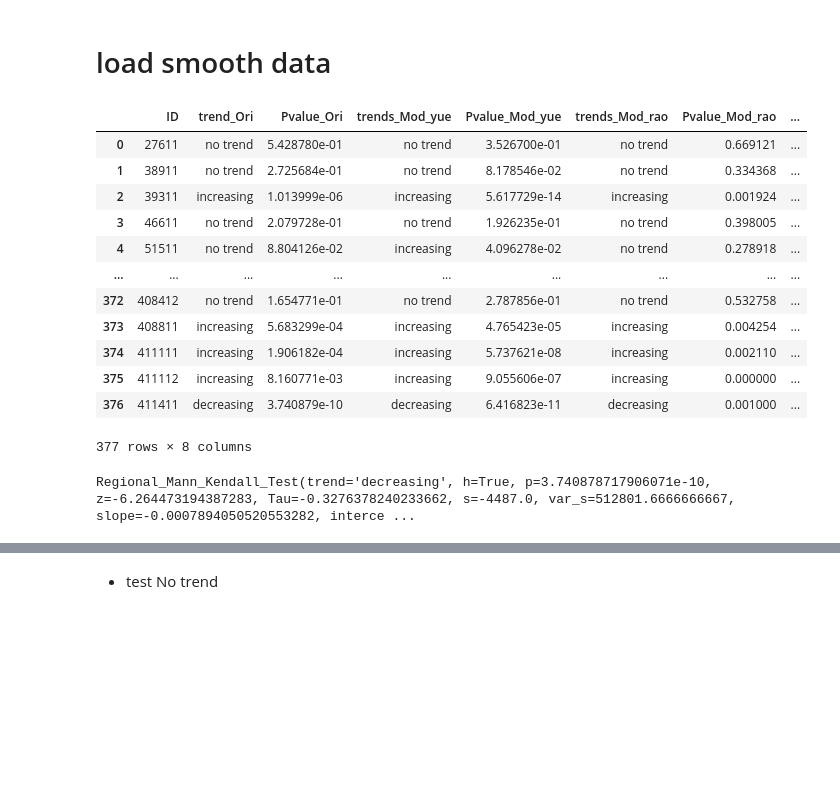
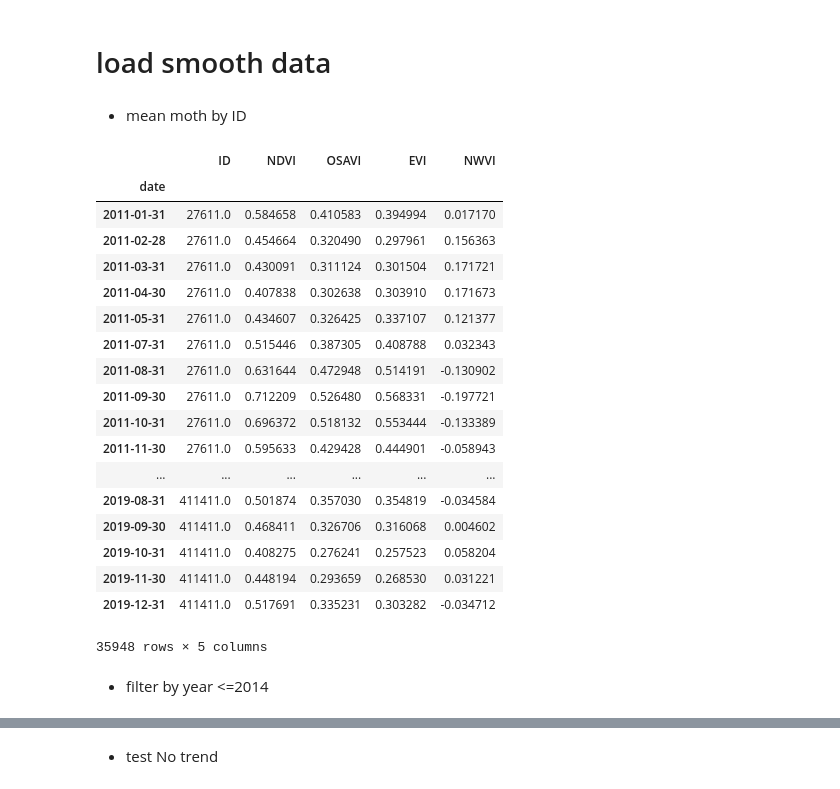
Before and after one commit to frandak2/IDB-project-with-RS, a Jupyter notebook: notebooks/05-Mann-Kendall_test.ipynb, the cells around one changed output, grey strips where cells are left out. Cells and saved outputs as stored; diff of their text form; code cells hidden in the pictures; blank space fills up the shorter version.

```diff
--- a/notebooks/05-Mann-Kendall_test.ipynb
+++ b/notebooks/05-Mann-Kendall_test.ipynb
@@ -15,0 +18,44 @@ alldf = pd.read_csv("Data_IDB/alldf_smooth.csv")
+# %%
+alldf = pd.read_csv("Data_IDB/alldf_smooth.csv")
+type(alldf.date[0])
+alldf.index = pd.to_datetime(alldf['date'])
+alldf['date'] = pd.to_datetime(alldf['date'])
+# alldf
+# %% [markdown]
+- mean moth by ID
+# %%
+#create deseason data
+deseason_trends = pd.DataFrame()
+group_id= alldf.groupby(["ID"])
+for fid in alldf.ID.unique():
+#     print(fid)
+    ID = group_id.get_group(fid)
+    ID
+    monthly_mean = ID.resample('M').mean()
+    # monthly_mean.shift()
+    # ############deseason
+#     monthly_mean_diff = monthly_mean - monthly_mean.shift()
+#     monthly_mean_diff["ID"] = monthly_mean["ID"]
+    deseason_trends = pd.concat([deseason_trends,monthly_mean],axis=0)#
+    deseason_trends.dropna(inplace=True)
+# deseason_trends
+# %% [output]
+|  | ID | NDVI | OSAVI | EVI | NWVI |
+| date |  |  |  |  |  |
+| 2011-01-31 | 27611.0 | 0.584658 | 0.410583 | 0.394994 | 0.017170 |
+| 2011-02-28 | 27611.0 | 0.454664 | 0.320490 | 0.297961 | 0.156363 |
+| 2011-03-31 | 27611.0 | 0.430091 | 0.311124 | 0.301504 | 0.171721 |
+| 2011-04-30 | 27611.0 | 0.407838 | 0.302638 | 0.303910 | 0.171673 |
+| 2011-05-31 | 27611.0 | 0.434607 | 0.326425 | 0.337107 | 0.121377 |
+| 2011-07-31 | 27611.0 | 0.515446 | 0.387305 | 0.408788 | 0.032343 |
+| 2011-08-31 | 27611.0 | 0.631644 | 0.472948 | 0.514191 | -0.130902 |
+| 2011-09-30 | 27611.0 | 0.712209 | 0.526480 | 0.568331 | -0.197721 |
+| 2011-10-31 | 27611.0 | 0.696372 | 0.518132 | 0.553444 | -0.133389 |
+| 2011-11-30 | 27611.0 | 0.595633 | 0.429428 | 0.444901 | -0.058943 |
+| ... | ... | ... | ... | ... | ... |
+| 2019-08-31 | 411411.0 | 0.501874 | 0.357030 | 0.354819 | -0.034584 |
+| 2019-09-30 | 411411.0 | 0.468411 | 0.326706 | 0.316068 | 0.004602 |
+| 2019-10-31 | 411411.0 | 0.408275 | 0.276241 | 0.257523 | 0.058204 |
+| 2019-11-30 | 411411.0 | 0.448194 | 0.293659 | 0.268530 | 0.031221 |
+| 2019-12-31 | 411411.0 | 0.517691 | 0.335231 | 0.303282 | -0.034712 |
+35948 rows × 5 columns
@@ -15,0 +65,2 @@ alldf = pd.read_csv("Data_IDB/alldf_smooth.csv")
+# %% [markdown]
+- filter by year <=2014
@@ -16,34 +69,20 @@ alldf = pd.read_csv("Data_IDB/alldf_smooth.csv")
 # %%
-groups = alldf.groupby(["ID"],as_index=False)
+groups = df_2014.groupby(["ID"],as_index=False)
 # groups.groups.keys()
 all_trends = pd.DataFrame()
 for fid in alldf.ID.unique():
     db = groups.get_group(fid)
-    trends_Ori = mk.original_test(db.NDVI ) #period=12
-    trends_Mod_rao = mk.hamed_rao_modification_test(np.array(db.NDVI))
-    trends_Mod_yue =mk.yue_wang_modification_test(np.array(db.NDVI))
+    trends_Ori = mk.original_test(db.OSAVI) #period=12
+    trends_Mod_rao = mk.hamed_rao_modification_test(np.array(db.OSAVI))
+    trends_Mod_yue =mk.yue_wang_modification_test(np.array(db.OSAVI))
+    trends_seasonal =mk.seasonal_test(np.array(db.OSAVI),period = 12)
+#     cor_seasonal =mk.correlated_seasonal_test(np.array(db.OSAVI),period = 12)
     row = pd.DataFrame({'ID':[fid],'trend_Ori': [trends_Ori[0]],'Pvalue_Ori':[trends_Ori[2]],
                         'trends_Mod_yue': [trends_Mod_yue[0]],'Pvalue_Mod_yue':[trends_Mod_yue[2]],
                         'trends_Mod_rao': [trends_Mod_rao[0]],'Pvalue_Mod_rao':[trends_Mod_rao[2]],
+                        'trends_seasonal': [trends_seasonal[0]],'Pvalue_seasonal':[trends_seasonal[2]],
+                        'cor_seasonal': [cor_seasonal[0]],'Pvalue_seasonal_cor':[cor_seasonal[2]],
                         'test': ['mandal kendal']})
     all_trends = pd.concat([all_trends,row],ignore_index=True)
 
-all_trends
+all_trends.to_csv("Data_IDB/deseason_kendal_osavi_2014.csv")
-# %% [output]
-|  | ID | trend_Ori | Pvalue_Ori | trends_Mod_yue | Pvalue_Mod_yue | trends_Mod_rao | Pvalue_Mod_rao | ... |
-| 0 | 27611 | no trend | 5.428780e-01 | no trend | 3.526700e-01 | no trend | 0.669121 | ... |
-| 1 | 38911 | no trend | 2.725684e-01 | no trend | 8.178546e-02 | no trend | 0.334368 | ... |
-| 2 | 39311 | increasing | 1.013999e-06 | increasing | 5.617729e-14 | increasing | 0.001924 | ... |
-| 3 | 46611 | no trend | 2.079728e-01 | no trend | 1.926235e-01 | no trend | 0.398005 | ... |
-| 4 | 51511 | no trend | 8.804126e-02 | increasing | 4.096278e-02 | no trend | 0.278918 | ... |
-| ... | ... | ... | ... | ... | ... | ... | ... | ... |
-| 372 | 408412 | no trend | 1.654771e-01 | no trend | 2.787856e-01 | no trend | 0.532758 | ... |
-| 373 | 408811 | increasing | 5.683299e-04 | increasing | 4.765423e-05 | increasing | 0.004254 | ... |
-| 374 | 411111 | increasing | 1.906182e-04 | increasing | 5.737621e-08 | increasing | 0.002110 | ... |
-| 375 | 411112 | increasing | 8.160771e-03 | increasing | 9.055606e-07 | increasing | 0.000000 | ... |
-| 376 | 411411 | decreasing | 3.740879e-10 | decreasing | 6.416823e-11 | decreasing | 0.001000 | ... |
-377 rows × 8 columns
-# %%
-trends_Mod
-# %% [output]
-Regional_Mann_Kendall_Test(trend='decreasing', h=True, p=3.740878717906071e-10, z=-6.264473194387283, Tau=-0.3276378240233662, s=-4487.0, var_s=512801.6666666667, slope=-0.0007894050520553282, interce ...
```
Also changed, not shown: parts of 8 cells of this notebook, 42 other files.
